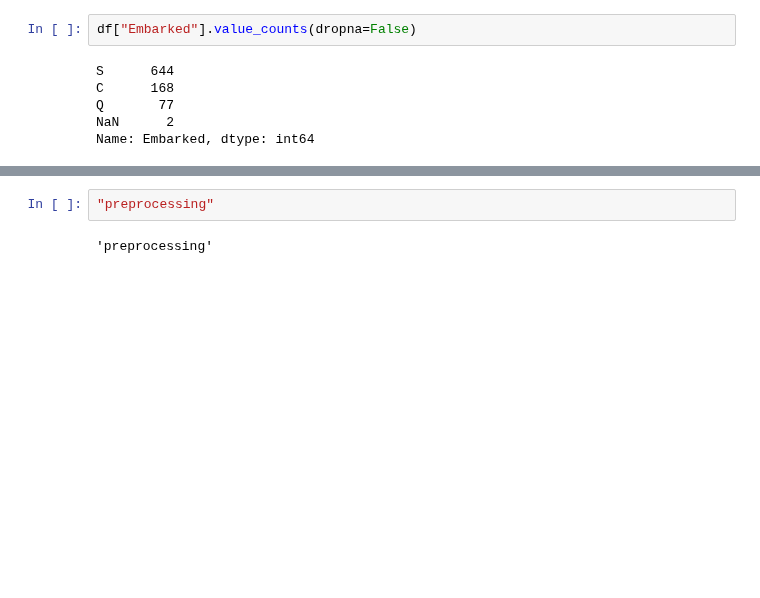
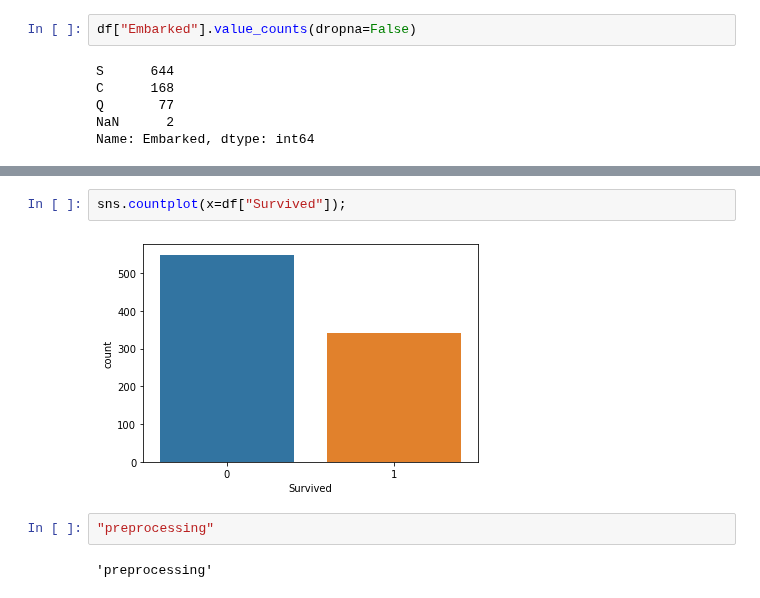
Before and after one commit to brunobou/projet_personnel, a Jupyter notebook: kaggle_titanic/Exploration.ipynb, the cells around one changed output, grey strips where cells are left out. Drawn from its saved outputs; the diff is of its cells as text; blank space fills up the shorter version.

```diff
--- a/kaggle_titanic/Exploration.ipynb
+++ b/kaggle_titanic/Exploration.ipynb
@@ -239,6 +239,10 @@ df[ df["Embarked"].isna() ].head()
 | PassengerId |  |  |  |  |  |  |  |  |  |  | ... |
 | 62 | 1 | 1 | Icard, Miss. Amelie | female | 38.0 | 0 | 0 | 113572 | 80.0 | B28 | ... |
 | 830 | 1 | 1 | Stone, Mrs. George Nelson (Martha... | female | 62.0 | 0 | 0 | 113572 | 80.0 | B28 | ... |
+# %%
+sns.countplot(x=df["Survived"]);
+# %% [output]
+[figure, added]
 # %%
 "preprocessing"
 # %% [output]
```
Also changed, not shown: parts of 15 cells of this notebook.
